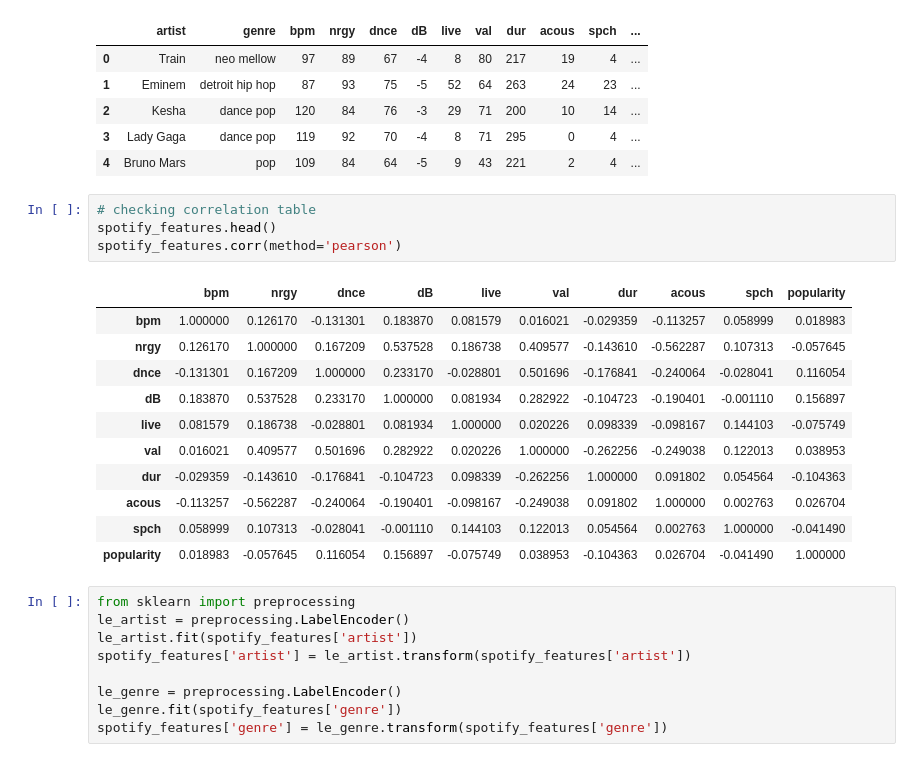
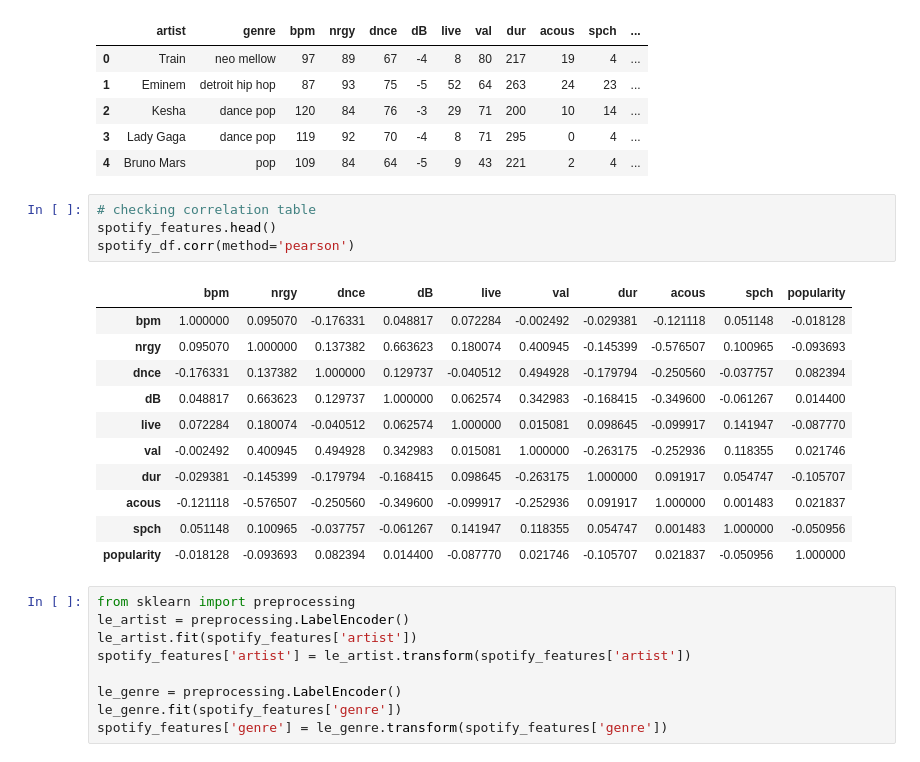
Before and after one commit to nitanshjain/Predicting_Spotify_Song_Popularity, a Jupyter notebook: AI_Project_KNN.ipynb, the cells around one changed output. Drawn from its saved outputs; the diff is of its cells as text.

```diff
--- a/AI_Project_KNN.ipynb
+++ b/AI_Project_KNN.ipynb
@@ -89,19 +89,19 @@ spotify_df.head()
 # %%
 # checking correlation table
 spotify_features.head()
-spotify_features.corr(method='pearson')
+spotify_df.corr(method='pearson')
 # %% [output]
 |  | bpm | nrgy | dnce | dB | live | val | dur | acous | spch | popularity |
-| bpm | 1.000000 | 0.126170 | -0.131301 | 0.183870 | 0.081579 | 0.016021 | -0.029359 | -0.113257 | 0.058999 | 0.018983 |
-| nrgy | 0.126170 | 1.000000 | 0.167209 | 0.537528 | 0.186738 | 0.409577 | -0.143610 | -0.562287 | 0.107313 | -0.057645 |
-| dnce | -0.131301 | 0.167209 | 1.000000 | 0.233170 | -0.028801 | 0.501696 | -0.176841 | -0.240064 | -0.028041 | 0.116054 |
-| dB | 0.183870 | 0.537528 | 0.233170 | 1.000000 | 0.081934 | 0.282922 | -0.104723 | -0.190401 | -0.001110 | 0.156897 |
-| live | 0.081579 | 0.186738 | -0.028801 | 0.081934 | 1.000000 | 0.020226 | 0.098339 | -0.098167 | 0.144103 | -0.075749 |
-| val | 0.016021 | 0.409577 | 0.501696 | 0.282922 | 0.020226 | 1.000000 | -0.262256 | -0.249038 | 0.122013 | 0.038953 |
-| dur | -0.029359 | -0.143610 | -0.176841 | -0.104723 | 0.098339 | -0.262256 | 1.000000 | 0.091802 | 0.054564 | -0.104363 |
-| acous | -0.113257 | -0.562287 | -0.240064 | -0.190401 | -0.098167 | -0.249038 | 0.091802 | 1.000000 | 0.002763 | 0.026704 |
-| spch | 0.058999 | 0.107313 | -0.028041 | -0.001110 | 0.144103 | 0.122013 | 0.054564 | 0.002763 | 1.000000 | -0.041490 |
-| popularity | 0.018983 | -0.057645 | 0.116054 | 0.156897 | -0.075749 | 0.038953 | -0.104363 | 0.026704 | -0.041490 | 1.000000 |
+| bpm | 1.000000 | 0.095070 | -0.176331 | 0.048817 | 0.072284 | -0.002492 | -0.029381 | -0.121118 | 0.051148 | -0.018128 |
+| nrgy | 0.095070 | 1.000000 | 0.137382 | 0.663623 | 0.180074 | 0.400945 | -0.145399 | -0.576507 | 0.100965 | -0.093693 |
+| dnce | -0.176331 | 0.137382 | 1.000000 | 0.129737 | -0.040512 | 0.494928 | -0.179794 | -0.250560 | -0.037757 | 0.082394 |
+| dB | 0.048817 | 0.663623 | 0.129737 | 1.000000 | 0.062574 | 0.342983 | -0.168415 | -0.349600 | -0.061267 | 0.014400 |
+| live | 0.072284 | 0.180074 | -0.040512 | 0.062574 | 1.000000 | 0.015081 | 0.098645 | -0.099917 | 0.141947 | -0.087770 |
+| val | -0.002492 | 0.400945 | 0.494928 | 0.342983 | 0.015081 | 1.000000 | -0.263175 | -0.252936 | 0.118355 | 0.021746 |
+| dur | -0.029381 | -0.145399 | -0.179794 | -0.168415 | 0.098645 | -0.263175 | 1.000000 | 0.091917 | 0.054747 | -0.105707 |
+| acous | -0.121118 | -0.576507 | -0.250560 | -0.349600 | -0.099917 | -0.252936 | 0.091917 | 1.000000 | 0.001483 | 0.021837 |
+| spch | 0.051148 | 0.100965 | -0.037757 | -0.061267 | 0.141947 | 0.118355 | 0.054747 | 0.001483 | 1.000000 | -0.050956 |
+| popularity | -0.018128 | -0.093693 | 0.082394 | 0.014400 | -0.087770 | 0.021746 | -0.105707 | 0.021837 | -0.050956 | 1.000000 |
 # %%
 from sklearn import preprocessing
 le_artist = preprocessing.LabelEncoder()
```
Also changed, not shown: parts of 15 cells of this notebook, 4 other files.
